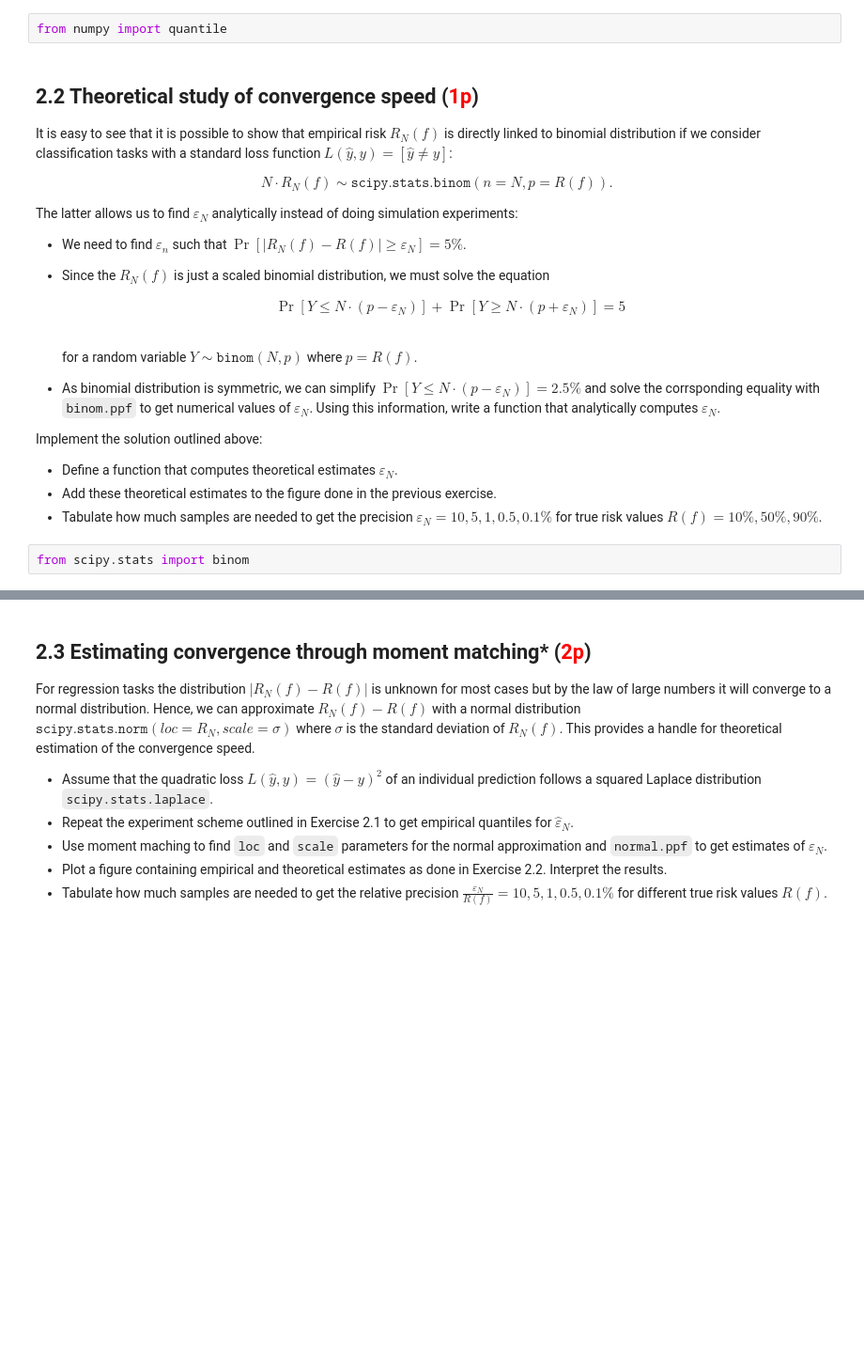
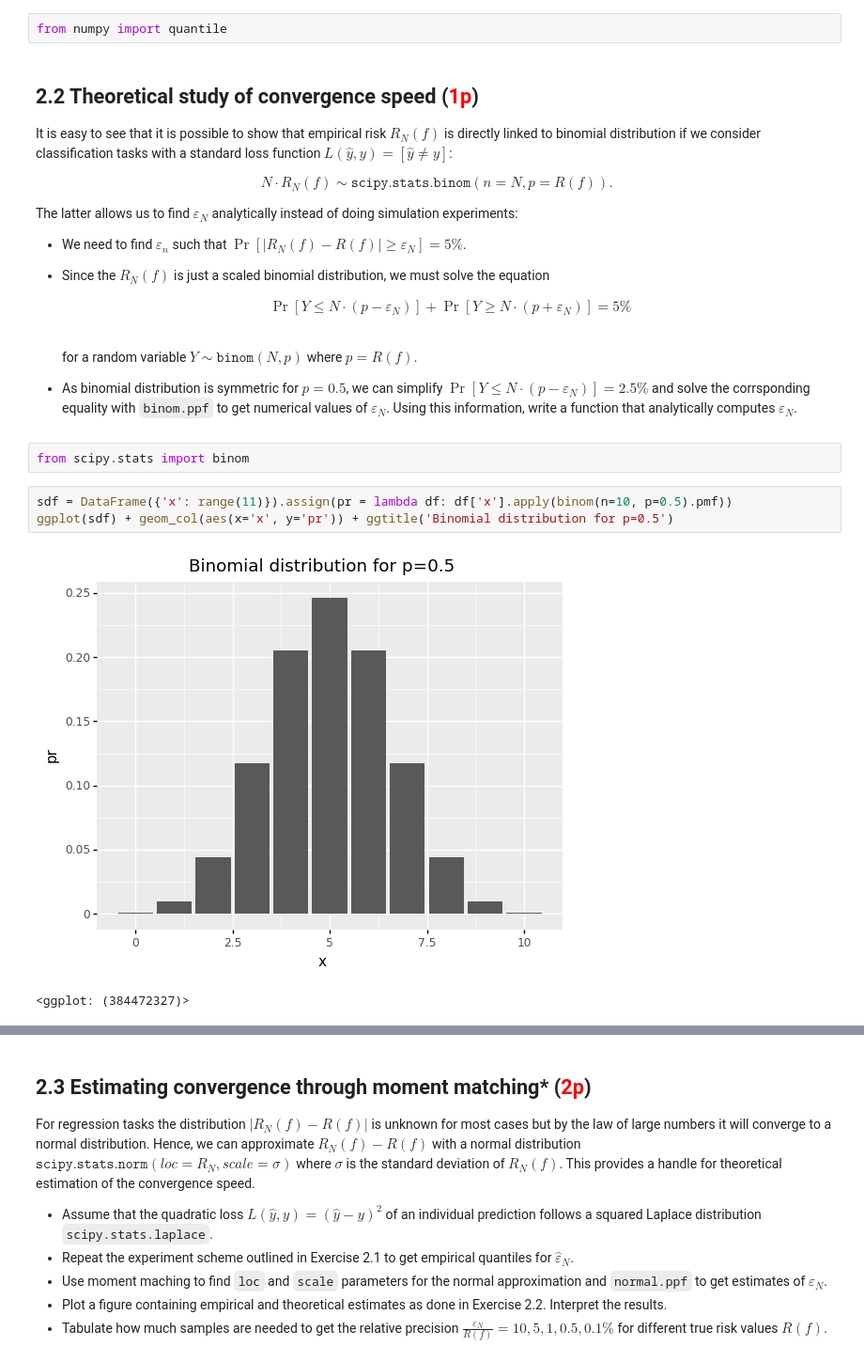
Before and after one commit to swenlaur/machine-learning-ii, a Jupyter notebook: practise-sessions/01/02_test_error_variability.ipynb, the cells around one changed output, grey strips where cells are left out. Shown at 94% size. Cells and saved outputs as stored; diff of their text form; blank space fills up the shorter version.

```diff
--- a/practise-sessions/01/02_test_error_variability.ipynb
+++ b/practise-sessions/01/02_test_error_variability.ipynb
@@ -155,16 +159,17 @@ The latter allows us to find $\varepsilon_N$ analytically instead of doing simul
 * Since the $R_N(f)$ is just a scaled binomial distribution, we must solve the equation
 
   \begin{align*}
-   \Pr[Y \leq N\cdot(p−\varepsilon_N)]+\Pr[Y \geq N\cdot(p+\varepsilon_N)]=5%
+   \Pr[Y \leq N\cdot(p−\varepsilon_N)]+\Pr[Y \geq N\cdot(p+\varepsilon_N)]=5\%
   \end{align*}
   for a random variable $Y ∼ \texttt{binom}(N, p)$ where $p = R(f)$.
 
-* As binomial distribution is symmetric, we can simplify $\Pr[Y \leq N\cdot(p−\varepsilon_N)]=2.5\%$ and solve the corrsponding equality with `binom.ppf` to get numerical values of $\varepsilon_N$.
+* As binomial distribution is symmetric for $p=0.5$, we can simplify $\Pr[Y \leq N\cdot(p−\varepsilon_N)]=2.5\%$ and solve the corrsponding equality with `binom.ppf` to get numerical values of $\varepsilon_N$.
   Using this information, write a function that analytically computes $\varepsilon_N$.
-
-Implement the solution outlined above:
-* Define a function that computes theoretical estimates $\varepsilon_N$.
-* Add these theoretical estimates to the figure done in the previous exercise.
-* Tabulate how much samples are needed to get the precision $\varepsilon_N=10, 5, 1, 0.5, 0.1\%$ for true risk values $R(f)=10\%, 50\%, 90\%$.
 # %%
 from scipy.stats import binom
+# %%
+sdf = DataFrame({'x': range(11)}).assign(pr = lambda df: df['x'].apply(binom(n=10, p=0.5).pmf))
+ggplot(sdf) + geom_col(aes(x='x', y='pr')) + ggtitle('Binomial distribution for p=0.5')
+# %% [output]
+[figure, added]
+<ggplot: (384472327)>
```
Also changed, not shown: parts of 4 cells of this notebook, 1 other file.
